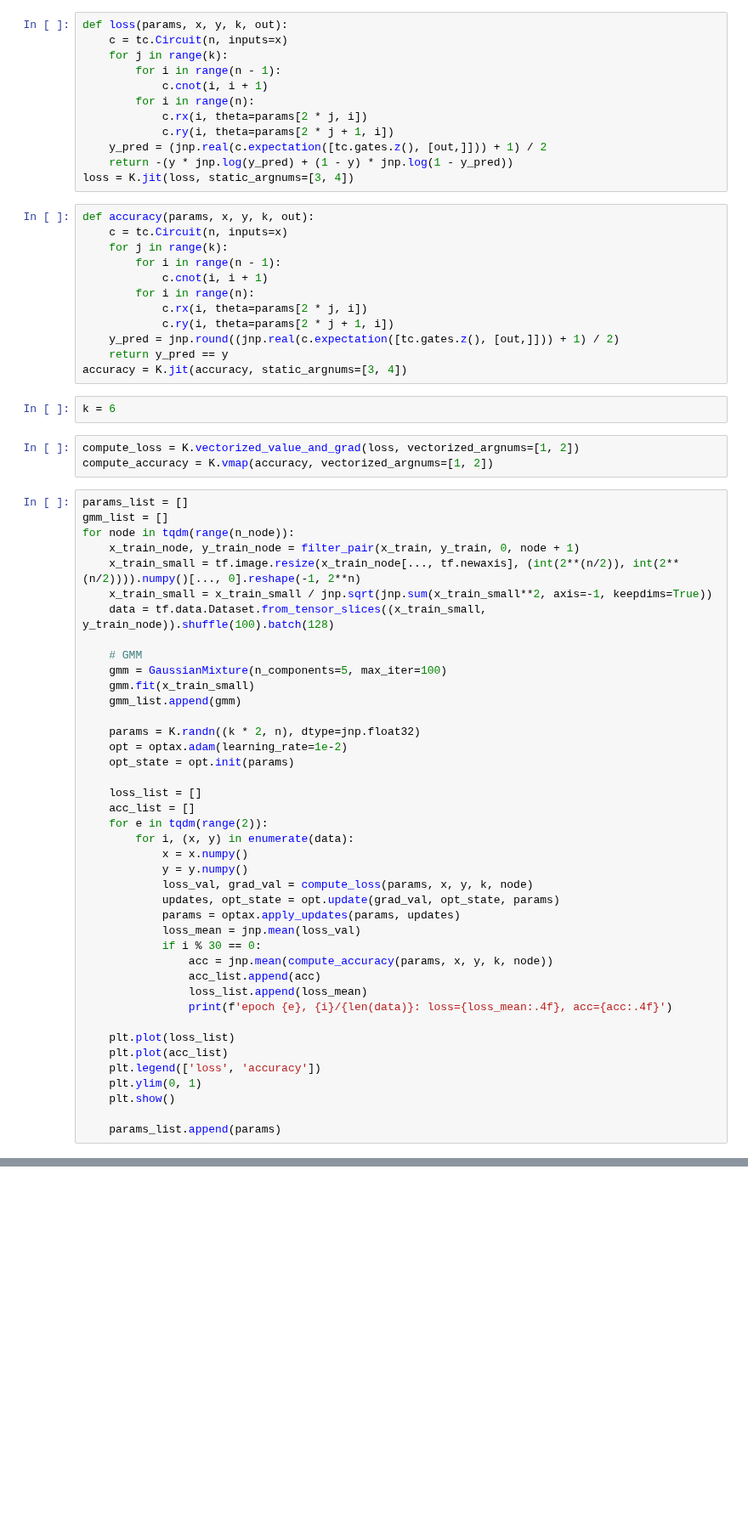
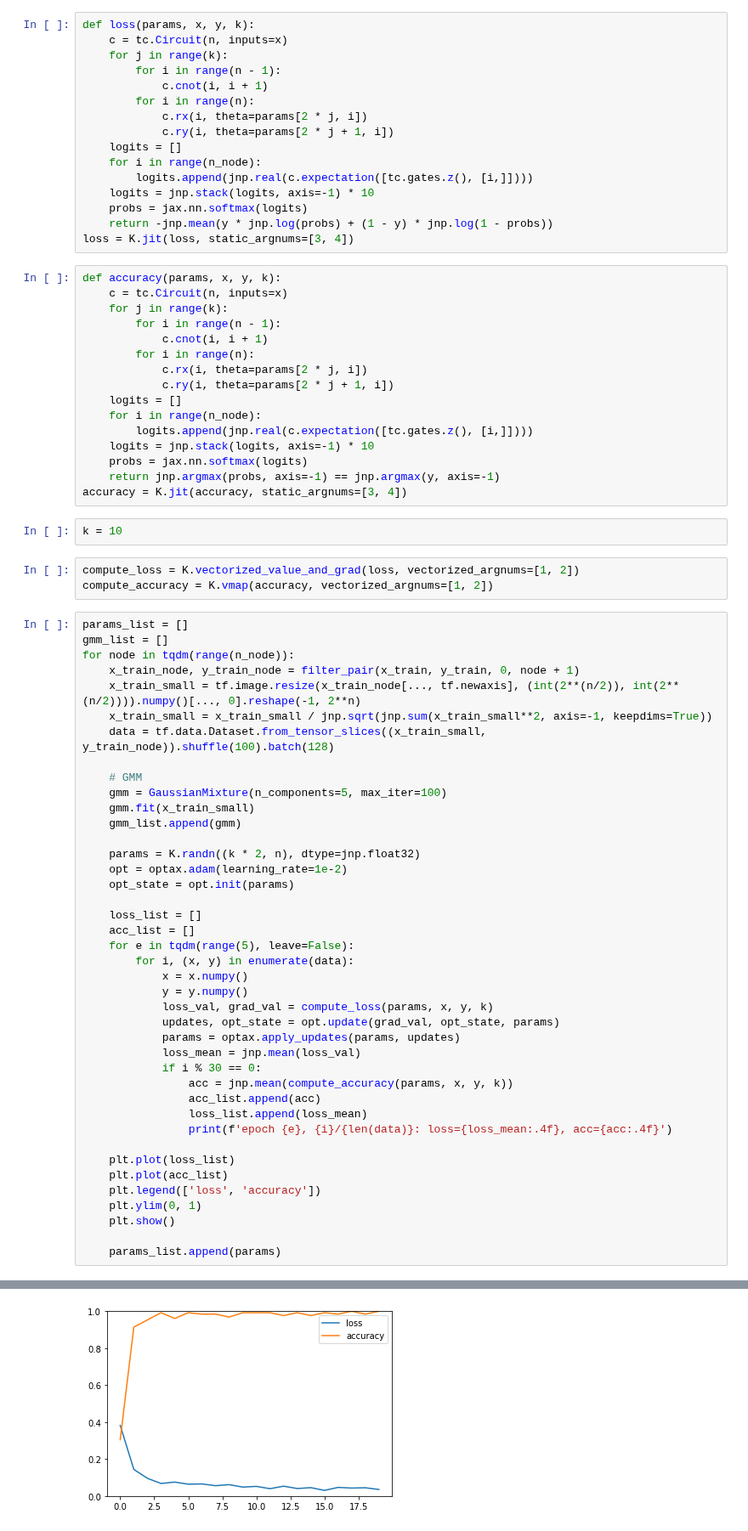
Before and after one commit to haimengzhao/quantum-fed-infer, a Jupyter notebook: test.ipynb, the cells around one changed output, grey strips where cells are left out. Shown at 85% size. Drawn from its saved outputs; the diff is of its cells as text; blank space fills up the shorter version.

```diff
--- a/test.ipynb
+++ b/test.ipynb
@@ -36,6 +40,6 @@ def filter_pair(x, y, a, b):
     return x, y
 # %%
-def loss(params, x, y, k, out):
+def loss(params, x, y, k):
     c = tc.Circuit(n, inputs=x)
     for j in range(k):
         for i in range(n - 1):
@@ -43,11 +47,15 @@ def loss(params, x, y, k, out):
         for i in range(n):
             c.rx(i, theta=params[2 * j, i])
             c.ry(i, theta=params[2 * j + 1, i])
-    y_pred = (jnp.real(c.expectation([tc.gates.z(), [out,]])) + 1) / 2
-    return -(y * jnp.log(y_pred) + (1 - y) * jnp.log(1 - y_pred))
+    logits = []
+    for i in range(n_node):
+        logits.append(jnp.real(c.expectation([tc.gates.z(), [i,]])))
+    logits = jnp.stack(logits, axis=-1) * 10
+    probs = jax.nn.softmax(logits)
+    return -jnp.mean(y * jnp.log(probs) + (1 - y) * jnp.log(1 - probs))
 loss = K.jit(loss, static_argnums=[3, 4])
 # %%
-def accuracy(params, x, y, k, out):
+def accuracy(params, x, y, k):
     c = tc.Circuit(n, inputs=x)
     for j in range(k):
         for i in range(n - 1):
@@ -55,11 +63,15 @@ def accuracy(params, x, y, k, out):
         for i in range(n):
             c.rx(i, theta=params[2 * j, i])
             c.ry(i, theta=params[2 * j + 1, i])
-    y_pred = jnp.round((jnp.real(c.expectation([tc.gates.z(), [out,]])) + 1) / 2)
-    return y_pred == y
+    logits = []
+    for i in range(n_node):
+        logits.append(jnp.real(c.expectation([tc.gates.z(), [i,]])))
+    logits = jnp.stack(logits, axis=-1) * 10
+    probs = jax.nn.softmax(logits)
+    return jnp.argmax(probs, axis=-1) == jnp.argmax(y, axis=-1)
 accuracy = K.jit(accuracy, static_argnums=[3, 4])
 # %%
-k = 6
+k = 10
 # %%
 compute_loss = K.vectorized_value_and_grad(loss, vectorized_argnums=[1, 2])
 compute_accuracy = K.vmap(accuracy, vectorized_argnums=[1, 2])
@@ -83,16 +95,16 @@ for node in tqdm(range(n_node)):
 
     loss_list = []
     acc_list = []
-    for e in tqdm(range(2)):
+    for e in tqdm(range(5), leave=False):
         for i, (x, y) in enumerate(data):
             x = x.numpy()
             y = y.numpy()
-            loss_val, grad_val = compute_loss(params, x, y, k, node)
+            loss_val, grad_val = compute_loss(params, x, y, k)
             updates, opt_state = opt.update(grad_val, opt_state, params)
             params = optax.apply_updates(params, updates)
             loss_mean = jnp.mean(loss_val)
             if i % 30 == 0:
-                acc = jnp.mean(compute_accuracy(params, x, y, k, node))
+                acc = jnp.mean(compute_accuracy(params, x, y, k))
                 acc_list.append(acc)
                 loss_list.append(loss_mean)
                 print(f'epoch {e}, {i}/{len(data)}: loss={loss_mean:.4f}, acc={acc:.4f}')
@@ -111,0 +144 @@ Error:
+[figure, added]
```
Also changed, not shown: parts of 15 cells of this notebook.
